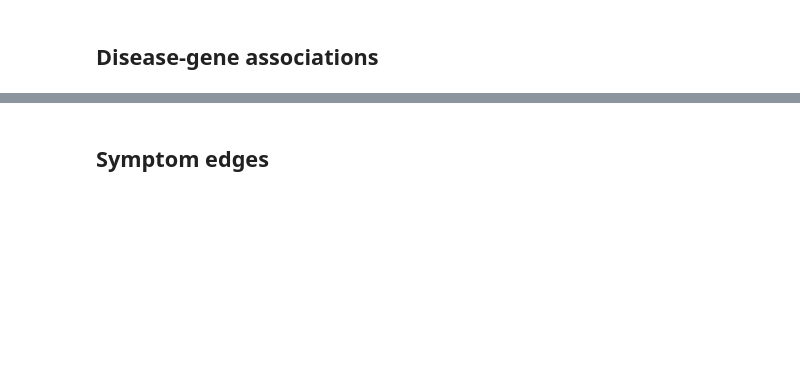
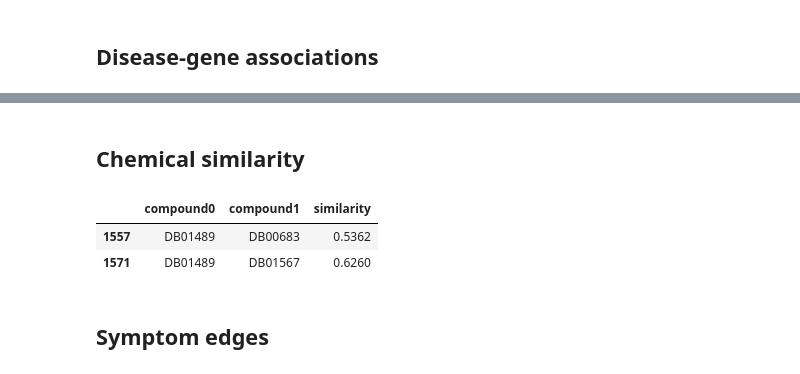
Before and after one commit to dhimmel/integrate, a Jupyter notebook: integrate.ipynb, the cells around one changed output, grey strips where cells are left out. Drawn from its saved outputs; the diff is of its cells as text; code cells hidden in the pictures; blank space fills up the shorter version.

```diff
--- a/integrate.ipynb
+++ b/integrate.ipynb
@@ -142,3 +144,15 @@ for i, row in gwas_df.iterrows():
     source_id = 'disease', row.doid_code
     target_id = 'gene', row.gene
     graph.add_edge(source_id, target_id, 'association', 'both')
+# %% [markdown]
+## Chemical similarity
+# %%
+commit = '3e87872db5fca5ac427ce27464ab945c0ceb4ec6'
+url = rawgit('dhimmel', 'drugbank', commit, 'data/similarity-slim.tsv.gz')
+chemical_df = pandas.read_table(open_gz_url(url))
+chemical_df = chemical_df[chemical_df.similarity >= 0.5]
+chemical_df.head(2)
+# %% [output]
+|  | compound0 | compound1 | similarity |
+| 1557 | DB01489 | DB00683 | 0.5362 |
+| 1571 | DB01489 | DB01567 | 0.6260 |
```
Also changed, not shown: parts of 8 cells of this notebook.
